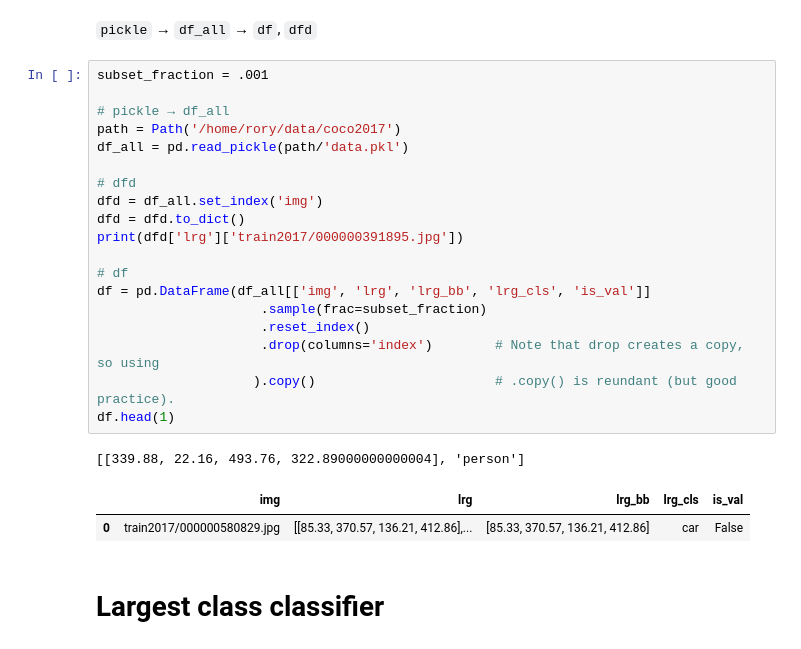
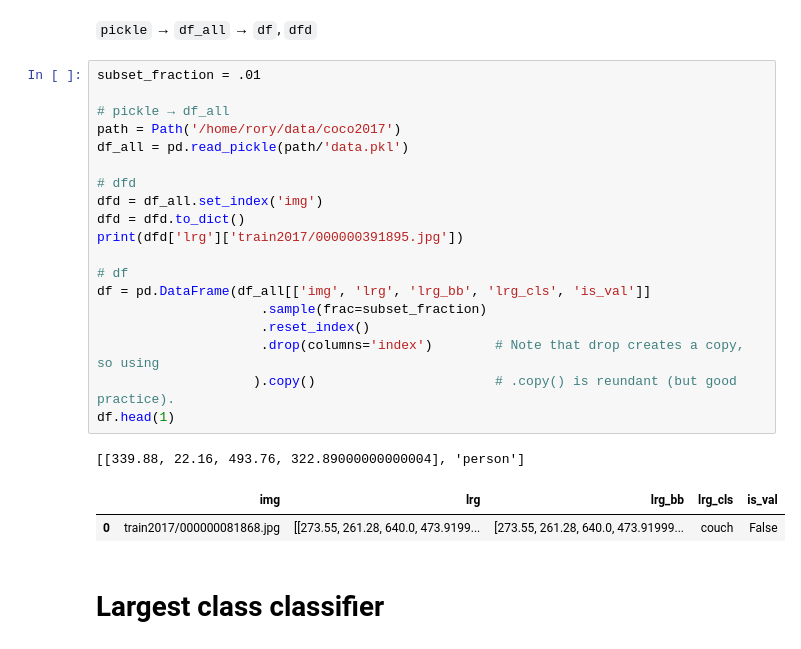
Before and after one commit to mccallion/rory, a Jupyter notebook: _20200820_bboxes_pt2_single_img_cls.ipynb, the cells around one changed output. Saved outputs shown, nothing was run; the diff lists cells and outputs as text.

```diff
--- a/_20200820_bboxes_pt2_single_img_cls.ipynb
+++ b/_20200820_bboxes_pt2_single_img_cls.ipynb
@@ -16,28 +16,28 @@ unless a different module is specified after an export flag: `%nbdev_export spec
 # %% [markdown]
 `pickle` → `df_all`  → `df`, `dfd`
 # %%
-subset_fraction = .001
+subset_fraction = .01
 
 # pickle → df_all
 path = Path('/home/rory/data/coco2017')
 df_all = pd.read_pickle(path/'data.pkl')
 
 # dfd
 dfd = df_all.set_index('img')
 dfd = dfd.to_dict()
 print(dfd['lrg']['train2017/000000391895.jpg'])
 
 # df
 df = pd.DataFrame(df_all[['img', 'lrg', 'lrg_bb', 'lrg_cls', 'is_val']]
                      .sample(frac=subset_fraction)
                      .reset_index()
                      .drop(columns='index')        # Note that drop creates a copy, so using
                     ).copy()                       # .copy() is reundant (but good practice).
 df.head(1)
 # %% [output]
 [[339.88, 22.16, 493.76, 322.89000000000004], 'person']
 |  | img | lrg | lrg_bb | lrg_cls | is_val |
-| 0 | train2017/000000580829.jpg | [[85.33, 370.57, 136.21, 412.86],... | [85.33, 370.57, 136.21, 412.86] | car | False |
+| 0 | train2017/000000081868.jpg | [[273.55, 261.28, 640.0, 473.9199... | [273.55, 261.28, 640.0, 473.91999... | couch | False |
 # %% [markdown]
 # Largest class classifier
 # %% [markdown]
```
Also changed, not shown: parts of 32 cells of this notebook, 5 other files.
